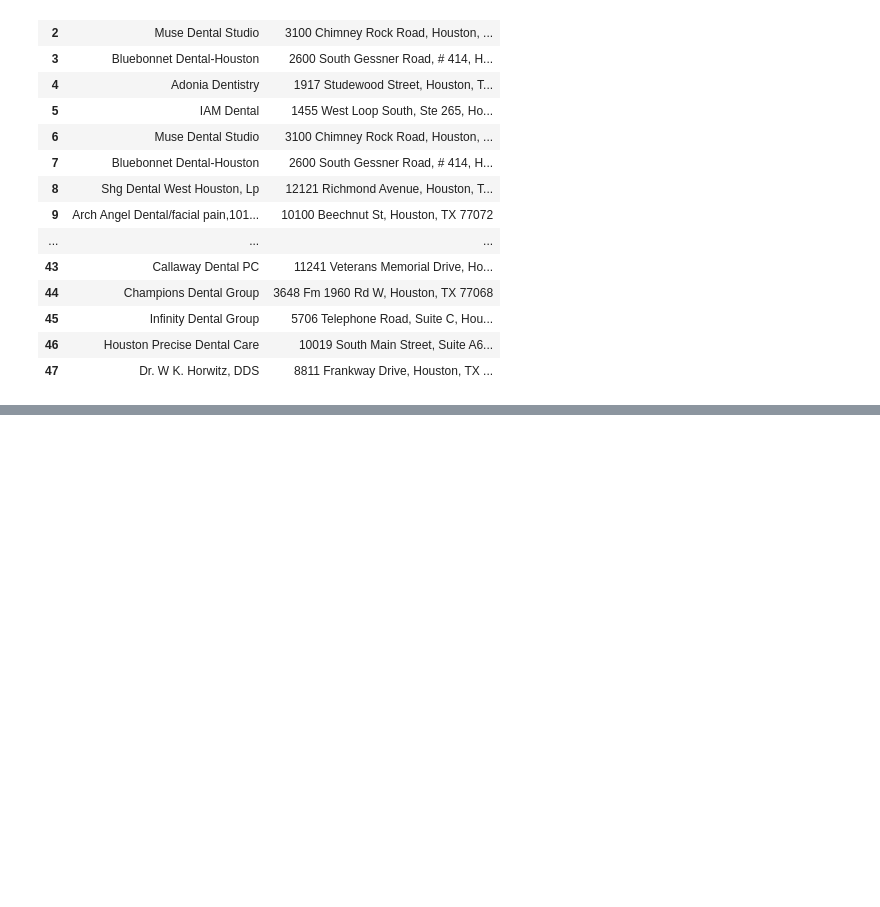
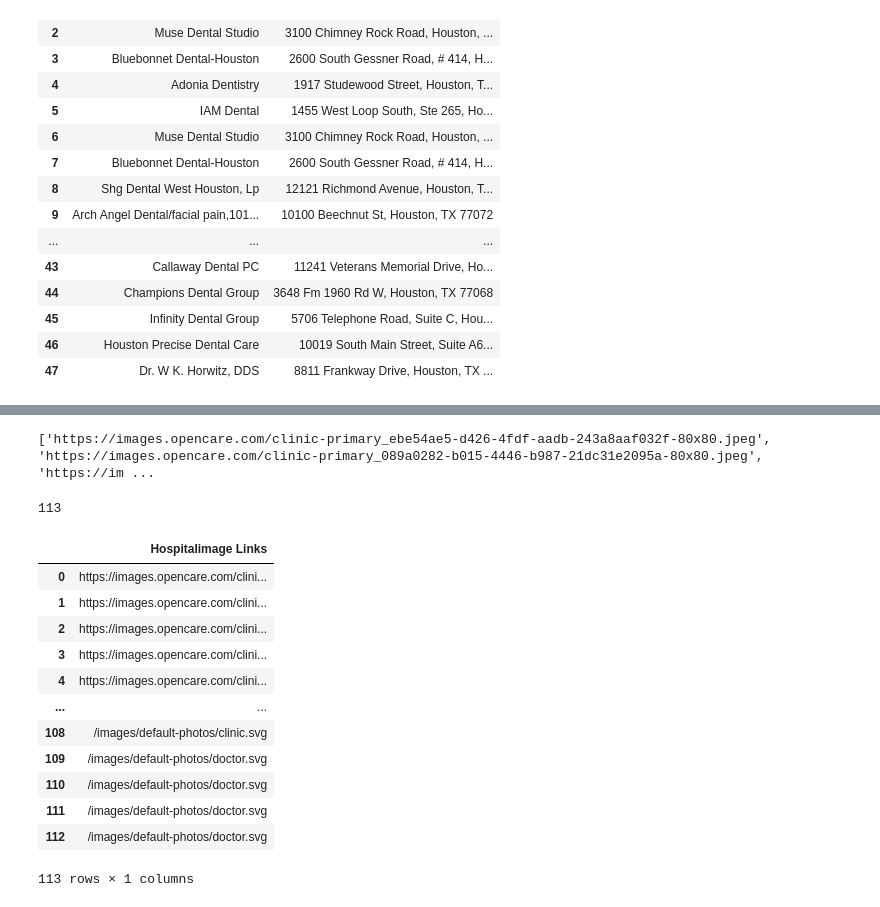
Before and after one commit to rabiyulfahimhasim786/beautiful-soup4-basics, a Jupyter notebook: BS4 Source codes/opencare/opencare.ipynb, the cells around one changed output, grey strips where cells are left out. Cells and saved outputs as stored; diff of their text form; code cells hidden in the pictures; blank space fills up the shorter version.

```diff
--- a/BS4 Source codes/opencare/opencare.ipynb
+++ b/BS4 Source codes/opencare/opencare.ipynb
@@ -142,3 +142,12 @@ df.to_csv('opencare2.csv', index=False)
 | 45 | Infinity Dental Group | 5706 Telephone Road, Suite C, Hou... |
 | 46 | Houston Precise Dental Care | 10019 South Main Street, Suite A6... |
 | 47 | Dr. W K. Horwitz, DDS | 8811 Frankway Drive, Houston, TX ... |
+# %%
+ef = soup.find_all('img', class_="media-object")
+
+hospitalimage = []
+
+for link in ef:
+  #hospitalimage.append(title.src.strip())
+  print(link.get('src'))
+  hospitalimage.append(link.get('src'))
@@ -144,0 +172,26 @@ df.to_csv('opencare2.csv', index=False)
+# %%
+print(hospitalimage)
+len(hospitalimage)
+# %% [output]
+['https://images.opencare.com/clinic-primary_ebe54ae5-d426-4fdf-aadb-243a8aaf032f-80x80.jpeg', 'https://images.opencare.com/clinic-primary_089a0282-b015-4446-b987-21dc31e2095a-80x80.jpeg', 'https://im ...
+113
+# %%
+import pandas as pd
+d1 = {'Hospitalimage Links': hospitalimage }
+df = pd.DataFrame(data=d1)
+display(df)
+df.to_csv('opencare-links.csv', index=False)
+# %% [output]
+|  | Hospitalimage Links |
+| 0 | https://images.opencare.com/clini... |
+| 1 | https://images.opencare.com/clini... |
+| 2 | https://images.opencare.com/clini... |
+| 3 | https://images.opencare.com/clini... |
+| 4 | https://images.opencare.com/clini... |
+| ... | ... |
+| 108 | /images/default-photos/clinic.svg |
+| 109 | /images/default-photos/doctor.svg |
+| 110 | /images/default-photos/doctor.svg |
+| 111 | /images/default-photos/doctor.svg |
+| 112 | /images/default-photos/doctor.svg |
+113 rows × 1 columns
```
Also changed, not shown: parts of 2 cells of this notebook, 1 other file.
